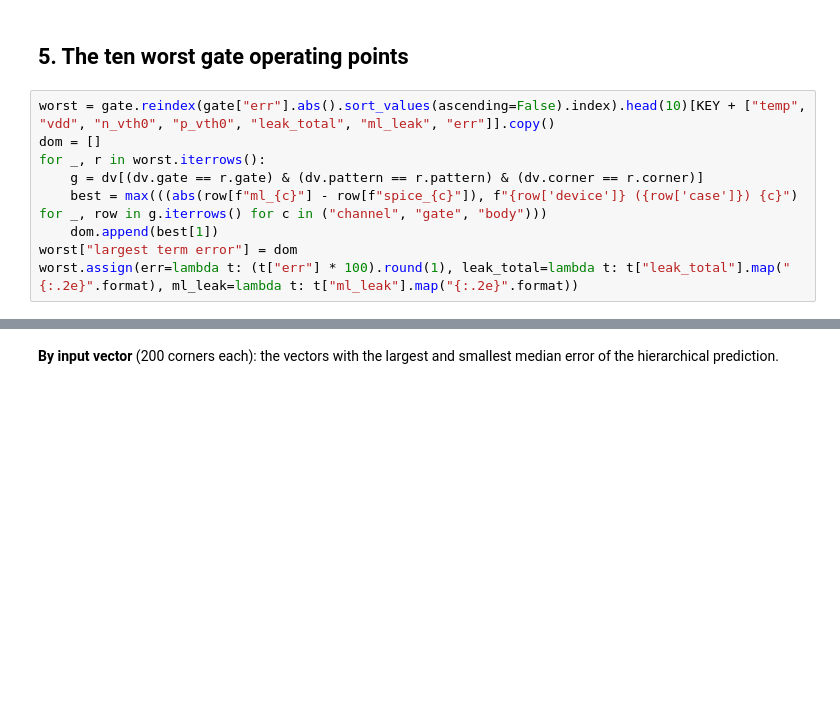
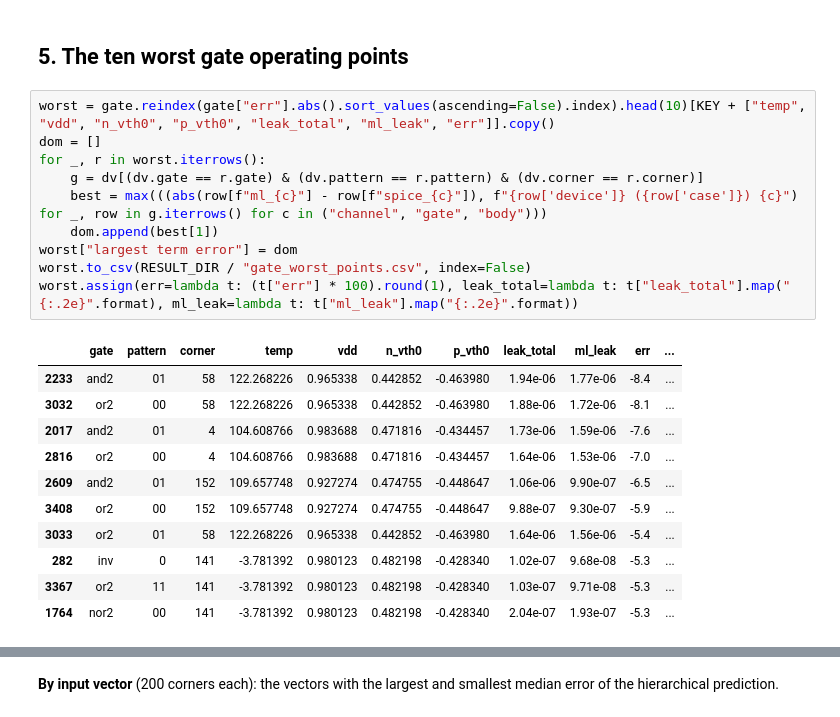
Before and after one commit to rtvk2/dvd-leakage-estimation, a Jupyter notebook: notebooks/07_error_analysis.ipynb, the cells around one changed output, grey strips where cells are left out. Drawn from its saved outputs; the diff is of its cells as text; blank space fills up the shorter version.

Commit message:
Extend the error analysis with budget, corner and gate-input tables

```diff
--- a/notebooks/07_error_analysis.ipynb
+++ b/notebooks/07_error_analysis.ipynb
@@ -99,9 +194,22 @@ share.pivot(index="model", columns="component", values="share").round(1).assign(
 # %%
 worst = gate.reindex(gate["err"].abs().sort_values(ascending=False).index).head(10)[KEY + ["temp", "vdd", "n_vth0", "p_vth0", "leak_total", "ml_leak", "err"]].copy()
 dom = []
 for _, r in worst.iterrows():
     g = dv[(dv.gate == r.gate) & (dv.pattern == r.pattern) & (dv.corner == r.corner)]
     best = max(((abs(row[f"ml_{c}"] - row[f"spice_{c}"]), f"{row['device']} ({row['case']}) {c}") for _, row in g.iterrows() for c in ("channel", "gate", "body")))
     dom.append(best[1])
 worst["largest term error"] = dom
+worst.to_csv(RESULT_DIR / "gate_worst_points.csv", index=False)
 worst.assign(err=lambda t: (t["err"] * 100).round(1), leak_total=lambda t: t["leak_total"].map("{:.2e}".format), ml_leak=lambda t: t["ml_leak"].map("{:.2e}".format))
+# %% [output]
+|  | gate | pattern | corner | temp | vdd | n_vth0 | p_vth0 | leak_total | ml_leak | err | ... |
+| 2233 | and2 | 01 | 58 | 122.268226 | 0.965338 | 0.442852 | -0.463980 | 1.94e-06 | 1.77e-06 | -8.4 | ... |
+| 3032 | or2 | 00 | 58 | 122.268226 | 0.965338 | 0.442852 | -0.463980 | 1.88e-06 | 1.72e-06 | -8.1 | ... |
+| 2017 | and2 | 01 | 4 | 104.608766 | 0.983688 | 0.471816 | -0.434457 | 1.73e-06 | 1.59e-06 | -7.6 | ... |
+| 2816 | or2 | 00 | 4 | 104.608766 | 0.983688 | 0.471816 | -0.434457 | 1.64e-06 | 1.53e-06 | -7.0 | ... |
+| 2609 | and2 | 01 | 152 | 109.657748 | 0.927274 | 0.474755 | -0.448647 | 1.06e-06 | 9.90e-07 | -6.5 | ... |
+| 3408 | or2 | 00 | 152 | 109.657748 | 0.927274 | 0.474755 | -0.448647 | 9.88e-07 | 9.30e-07 | -5.9 | ... |
+| 3033 | or2 | 01 | 58 | 122.268226 | 0.965338 | 0.442852 | -0.463980 | 1.64e-06 | 1.56e-06 | -5.4 | ... |
+| 282 | inv | 0 | 141 | -3.781392 | 0.980123 | 0.482198 | -0.428340 | 1.02e-07 | 9.68e-08 | -5.3 | ... |
+| 3367 | or2 | 11 | 141 | -3.781392 | 0.980123 | 0.482198 | -0.428340 | 1.03e-07 | 9.71e-08 | -5.3 | ... |
+| 1764 | nor2 | 00 | 141 | -3.781392 | 0.980123 | 0.482198 | -0.428340 | 2.04e-07 | 1.93e-07 | -5.3 | ... |
```
Also changed, not shown: parts of 12 cells of this notebook, 10 other files.
